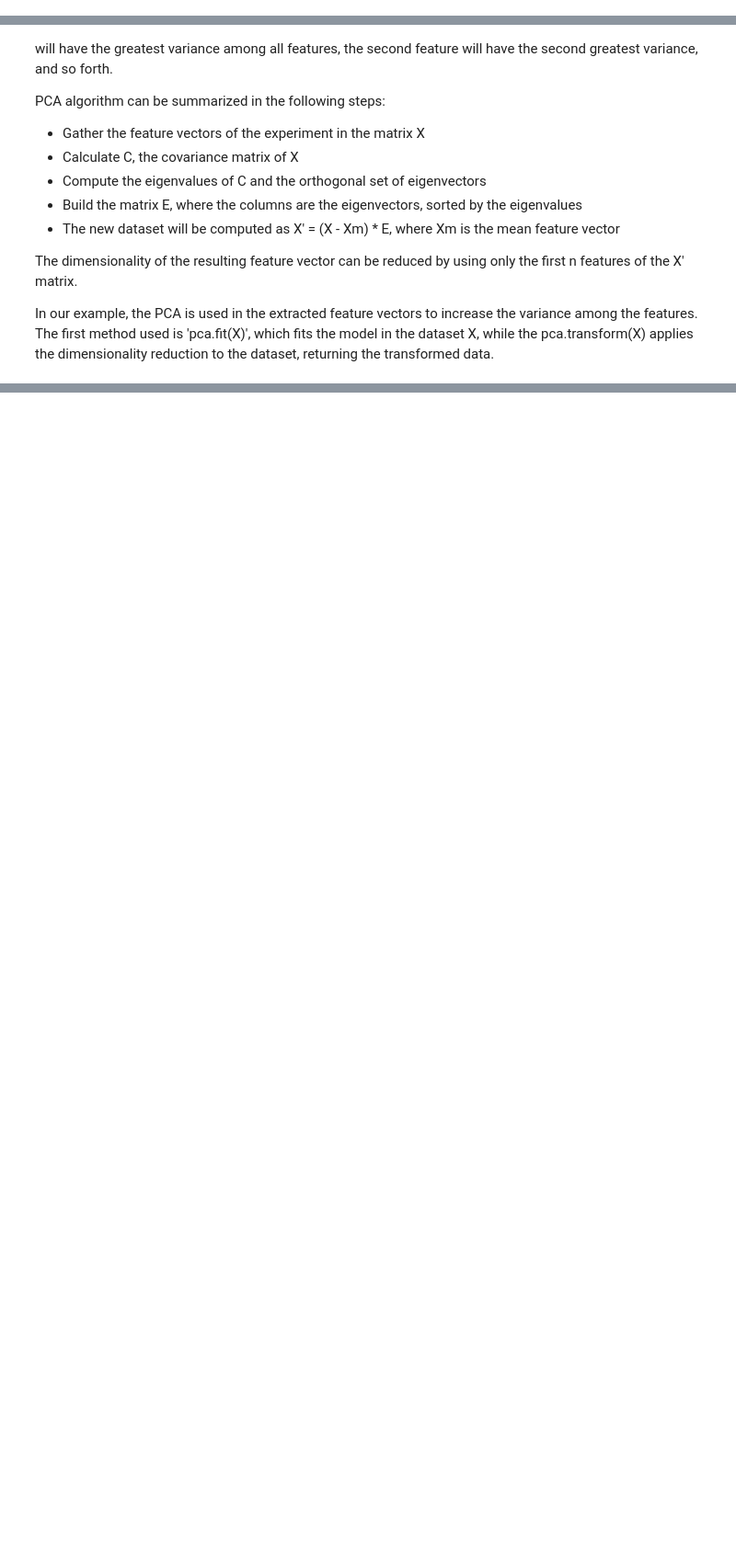
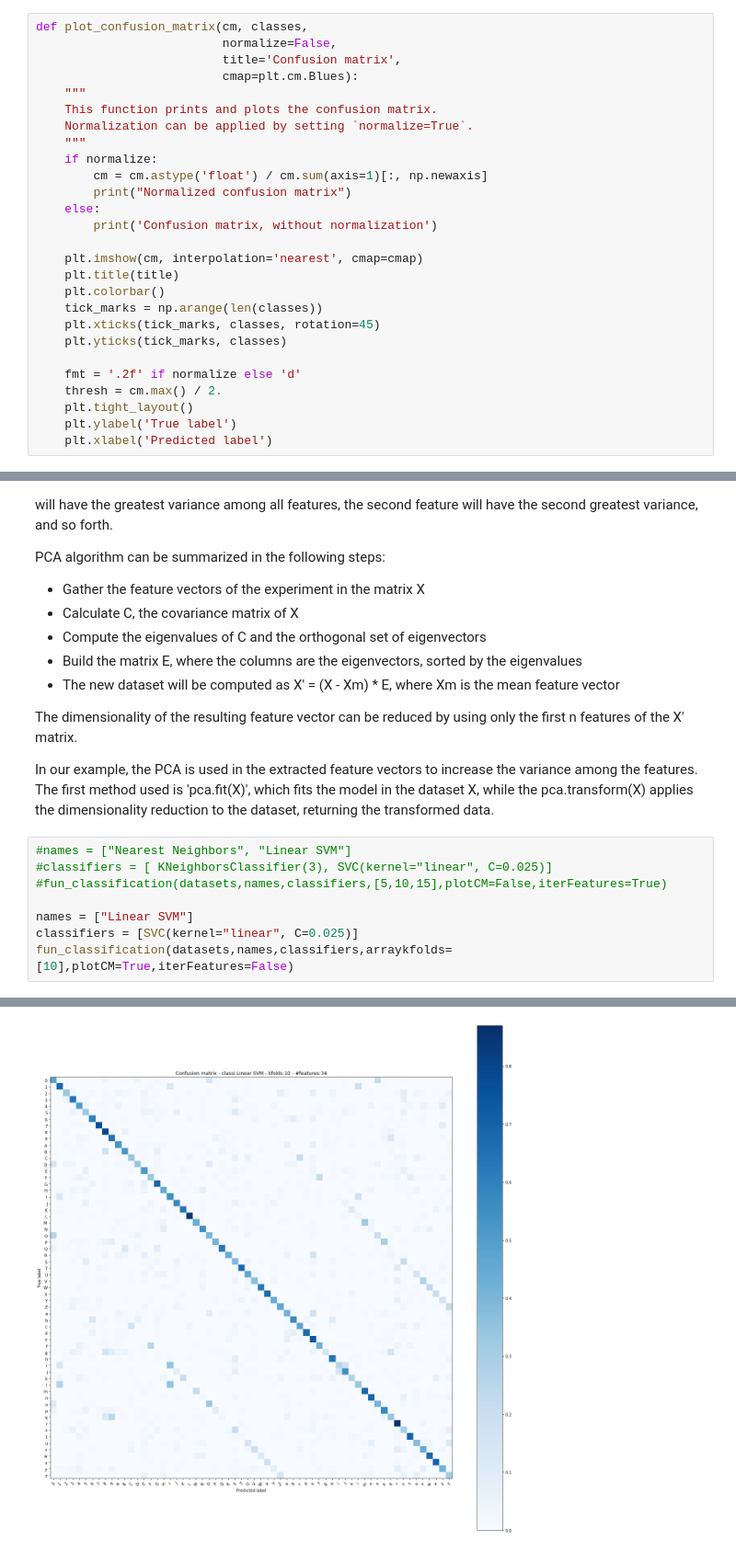
Before and after one commit to Larissa13/MAC5749, a Jupyter notebook: projects/group1/Group 1.ipynb, the cells around one changed output, grey strips where cells are left out. Shown at 92% size. Cells and saved outputs as stored; diff of their text form; blank space fills up the shorter version.

```diff
--- a/projects/group1/Group 1.ipynb
+++ b/projects/group1/Group 1.ipynb
@@ -91,3 +95,30 @@ kfolds   = 5 # number of kfolds
+# %%
+def plot_confusion_matrix(cm, classes,
+                          normalize=False,
+                          title='Confusion matrix',
+                          cmap=plt.cm.Blues):
+    """
+    This function prints and plots the confusion matrix.
+    Normalization can be applied by setting `normalize=True`.
+    """
+    if normalize:
+        cm = cm.astype('float') / cm.sum(axis=1)[:, np.newaxis]
+        print("Normalized confusion matrix")
+    else:
+        print('Confusion matrix, without normalization')
+
+    plt.imshow(cm, interpolation='nearest', cmap=cmap)
+    plt.title(title)
+    plt.colorbar()
+    tick_marks = np.arange(len(classes))
+    plt.xticks(tick_marks, classes, rotation=45)
+    plt.yticks(tick_marks, classes)
+
+    fmt = '.2f' if normalize else 'd'
+    thresh = cm.max() / 2.
+    plt.tight_layout()
+    plt.ylabel('True label')
+    plt.xlabel('Predicted label')
 # %% [markdown]
 ## Classification algorithm and Results
 # %%
@@ -185,3 +218,12 @@ PCA algorithm can be summarized in the following steps:
 The dimensionality of the resulting feature vector can be reduced by using only the first n features of the X' matrix.
 
 In our example, the PCA is used in the extracted feature vectors to increase the variance among the features. The first method used is 'pca.fit(X)', which fits the model in the dataset X, while the pca.transform(X) applies the dimensionality reduction to the dataset, returning the transformed data.
+# %%
+#names = ["Nearest Neighbors", "Linear SVM"]
+#classifiers = [ KNeighborsClassifier(3), SVC(kernel="linear", C=0.025)]
+#fun_classification(datasets,names,classifiers,[5,10,15],plotCM=False,iterFeatures=True)
+
+names = ["Linear SVM"]
+classifiers = [SVC(kernel="linear", C=0.025)]
+fun_classification(datasets,names,classifiers,arraykfolds=[10],plotCM=True,iterFeatures=False)
+# %% [output]
@@ -187,0 +243 @@ In our example, the PCA is used in the extracted feature vectors to increase the
+[figure, added]
```
Also changed, not shown: parts of 4 cells of this notebook, 25 other files.
